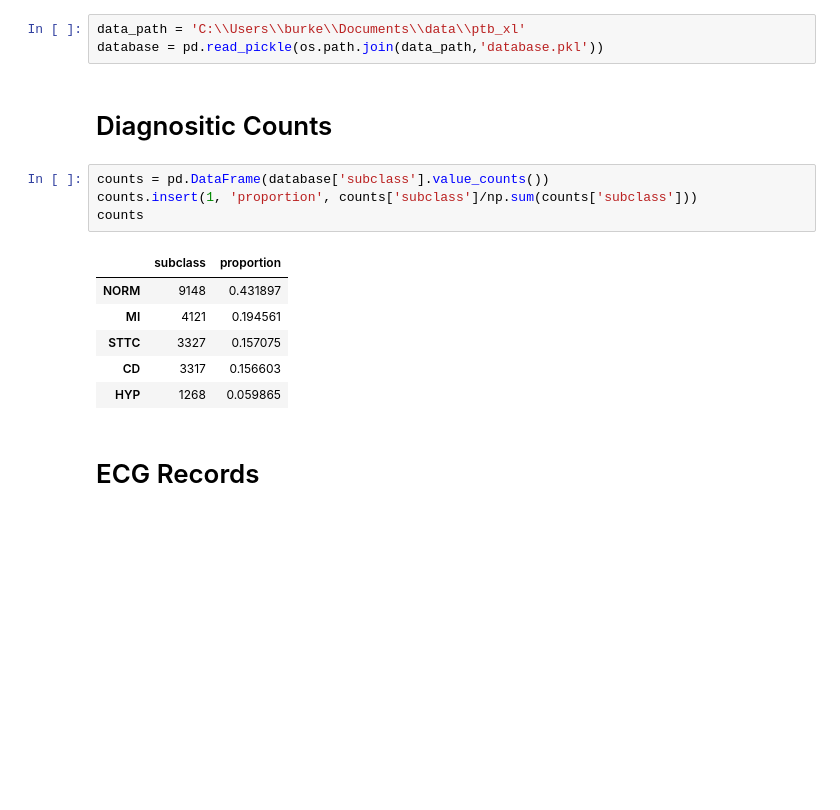
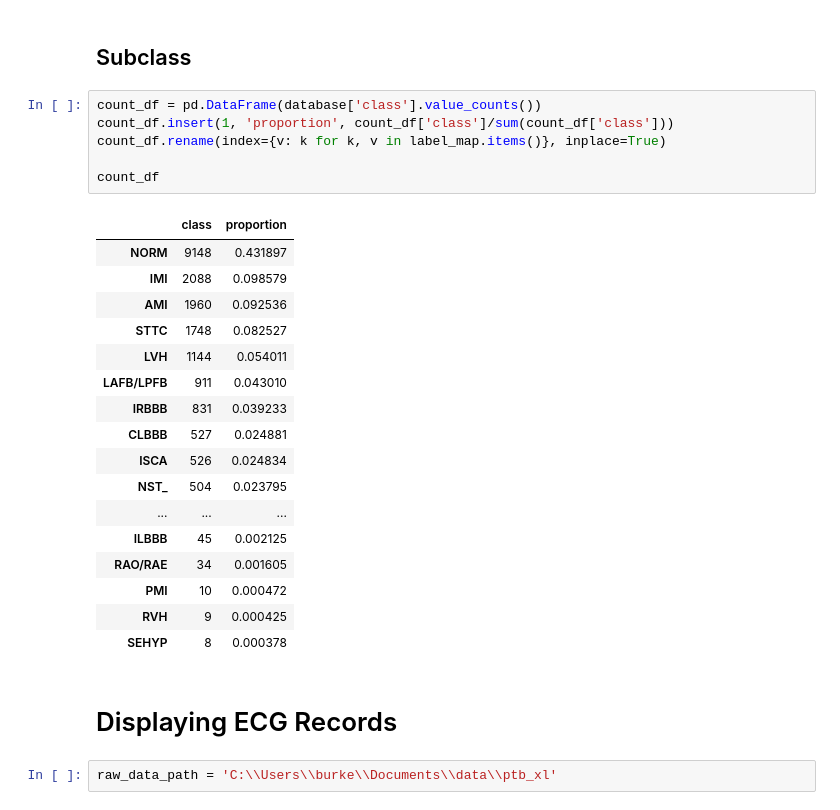
Before and after one commit to burkelawlor/ecg_classification, a Jupyter notebook: eda.ipynb, the cells around one changed output. Saved outputs shown, nothing was run; the diff lists cells and outputs as text; blank space fills up the shorter version.

```diff
--- a/eda.ipynb
+++ b/eda.ipynb
@@ -6,18 +54,30 @@ import wfdb
+# %% [markdown]
+## Subclass
+# %%
+count_df = pd.DataFrame(database['class'].value_counts())
+count_df.insert(1, 'proportion', count_df['class']/sum(count_df['class']))
+count_df.rename(index={v: k for k, v in label_map.items()}, inplace=True)
+
+count_df
+# %% [output]
+|  | class | proportion |
+| NORM | 9148 | 0.431897 |
+| IMI | 2088 | 0.098579 |
+| AMI | 1960 | 0.092536 |
+| STTC | 1748 | 0.082527 |
+| LVH | 1144 | 0.054011 |
+| LAFB/LPFB | 911 | 0.043010 |
+| IRBBB | 831 | 0.039233 |
+| CLBBB | 527 | 0.024881 |
+| ISCA | 526 | 0.024834 |
+| NST_ | 504 | 0.023795 |
+| ... | ... | ... |
+| ILBBB | 45 | 0.002125 |
+| RAO/RAE | 34 | 0.001605 |
+| PMI | 10 | 0.000472 |
+| RVH | 9 | 0.000425 |
+| SEHYP | 8 | 0.000378 |
+# %% [markdown]
+# Displaying ECG Records
 # %%
-data_path = 'C:\\Users\\burke\\Documents\\data\\ptb_xl'
-database = pd.read_pickle(os.path.join(data_path,'database.pkl'))
+raw_data_path = 'C:\\Users\\burke\\Documents\\data\\ptb_xl'
-# %% [markdown]
-# Diagnositic Counts
-# %%
-counts = pd.DataFrame(database['subclass'].value_counts())
-counts.insert(1, 'proportion', counts['subclass']/np.sum(counts['subclass']))
-counts
-# %% [output]
-|  | subclass | proportion |
-| NORM | 9148 | 0.431897 |
-| MI | 4121 | 0.194561 |
-| STTC | 3327 | 0.157075 |
-| CD | 3317 | 0.156603 |
-| HYP | 1268 | 0.059865 |
-# %% [markdown]
-# ECG Records
```
Also changed, not shown: parts of 16 cells of this notebook.
